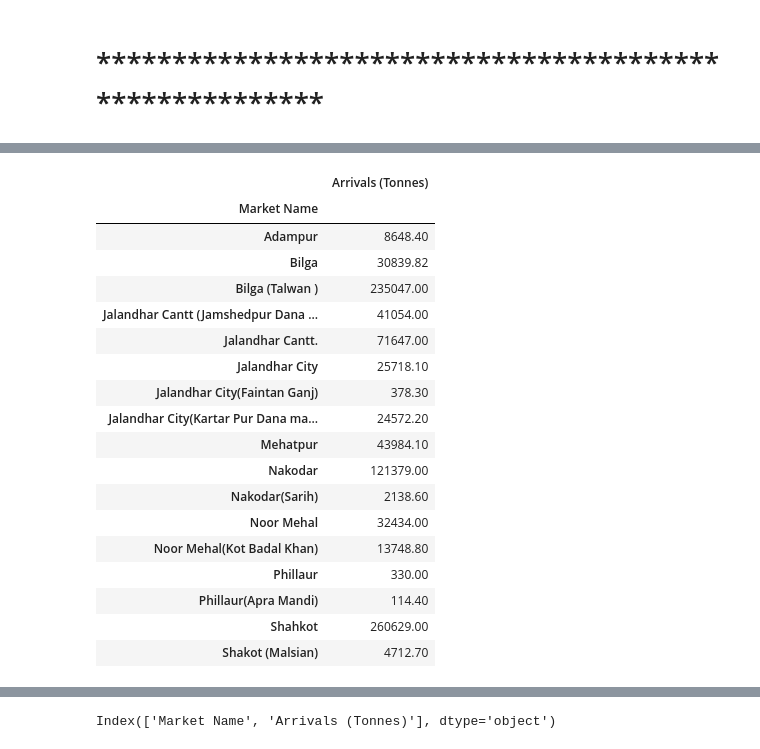
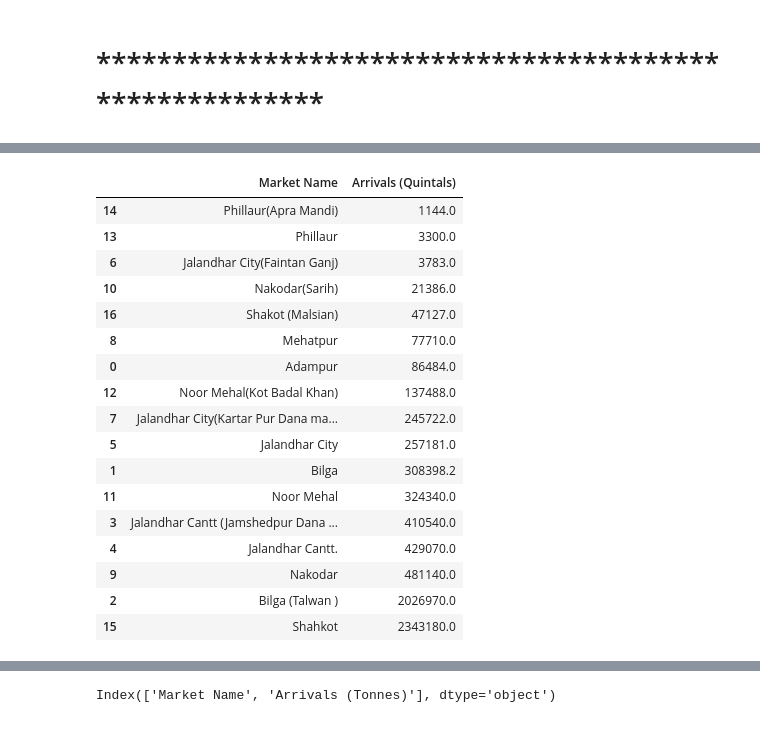
Before and after one commit to Ajayrajc1998/agri-project, a Jupyter notebook: Visualization notebook.ipynb, the cells around one changed output, grey strips where cells are left out. Drawn from its saved outputs; the diff is of its cells as text; code cells hidden in the pictures.

Commit message:
data cleaned

```diff
--- a/Visualization notebook.ipynb
+++ b/Visualization notebook.ipynb
@@ -138,3 +115,6 @@ array(['26-May-23', '25-May-23', '24-May-23', '23-May-23', '22-May-23',
+# %%
+# Droping the column groups since it has only one value cereals
+df.drop('Group',axis=1,inplace=True)
 # %% [markdown]
 ### Hoshiarpur, Jalandhar, Kapurthala, Ludhiana
 # %%
@@ -182,2 +161,0 @@ memory usage: 93.2+ KB
-# %%
-my_data['year']=my_data['Reported Date'].dt.year
@@ -189,2 +161,0 @@ See the caveats in the documentation: https://pandas.pydata.org/pandas-docs/stab
-# %%
-my_data['Arrivals (Tonnes)']=my_data['Arrivals (Tonnes)'].str.replace(',','').astype(float)
@@ -437,2 +365,0 @@ memory usage: 56.8+ KB
-# %%
-jalandhar['Arrivals (Tonnes)']=jalandhar['Arrivals (Tonnes)'].str.replace(',','').astype(float)
@@ -503,22 +366,21 @@ jalandhar.groupby('Market Name')['Arrivals (Tonnes)'].sum().reset_index()
 # %%
-jalandhar.groupby('Market Name').agg({'Arrivals (Tonnes)':'sum'})
+jalandhar.groupby('Market Name').agg({'Arrivals (Quintals)':'sum'}).reset_index().sort_values(by='Arrivals (Quintals)')
 # %% [output]
-|  | Arrivals (Tonnes) |
-| Market Name |  |
-| Adampur | 8648.40 |
-| Bilga | 30839.82 |
-| Bilga (Talwan ) | 235047.00 |
-| Jalandhar Cantt (Jamshedpur Dana ... | 41054.00 |
-| Jalandhar Cantt. | 71647.00 |
-| Jalandhar City | 25718.10 |
-| Jalandhar City(Faintan Ganj) | 378.30 |
-| Jalandhar City(Kartar Pur Dana ma... | 24572.20 |
-| Mehatpur | 43984.10 |
-| Nakodar | 121379.00 |
-| Nakodar(Sarih) | 2138.60 |
-| Noor Mehal | 32434.00 |
-| Noor Mehal(Kot Badal Khan) | 13748.80 |
-| Phillaur | 330.00 |
-| Phillaur(Apra Mandi) | 114.40 |
-| Shahkot | 260629.00 |
-| Shakot (Malsian) | 4712.70 |
+|  | Market Name | Arrivals (Quintals) |
+| 14 | Phillaur(Apra Mandi) | 1144.0 |
+| 13 | Phillaur | 3300.0 |
+| 6 | Jalandhar City(Faintan Ganj) | 3783.0 |
+| 10 | Nakodar(Sarih) | 21386.0 |
+| 16 | Shakot (Malsian) | 47127.0 |
+| 8 | Mehatpur | 77710.0 |
+| 0 | Adampur | 86484.0 |
+| 12 | Noor Mehal(Kot Badal Khan) | 137488.0 |
+| 7 | Jalandhar City(Kartar Pur Dana ma... | 245722.0 |
+| 5 | Jalandhar City | 257181.0 |
+| 1 | Bilga | 308398.2 |
+| 11 | Noor Mehal | 324340.0 |
+| 3 | Jalandhar Cantt (Jamshedpur Dana ... | 410540.0 |
+| 4 | Jalandhar Cantt. | 429070.0 |
+| 9 | Nakodar | 481140.0 |
+| 2 | Bilga (Talwan ) | 2026970.0 |
+| 15 | Shahkot | 2343180.0 |
```
Also changed, not shown: parts of 51 cells of this notebook, 4 other files.
